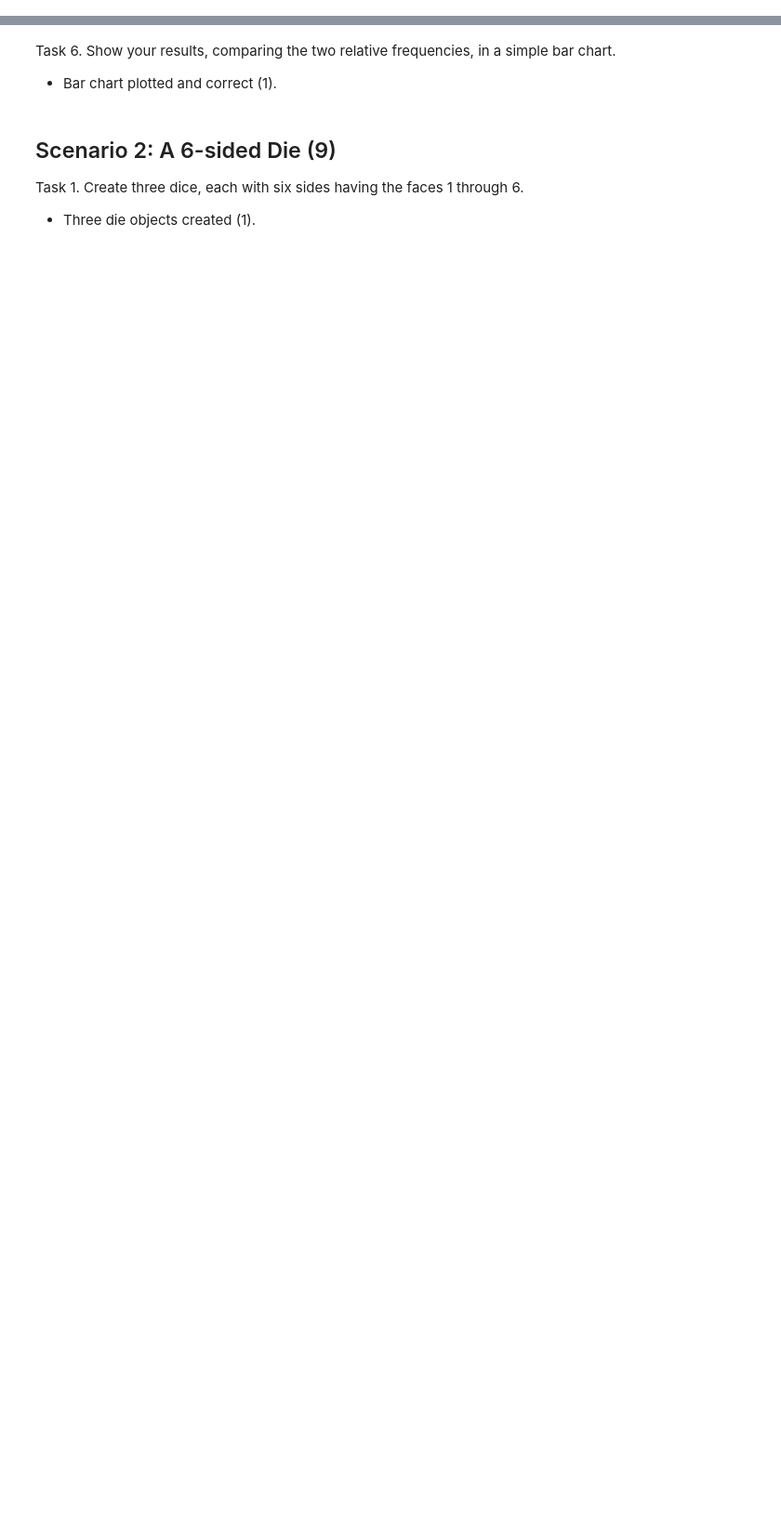
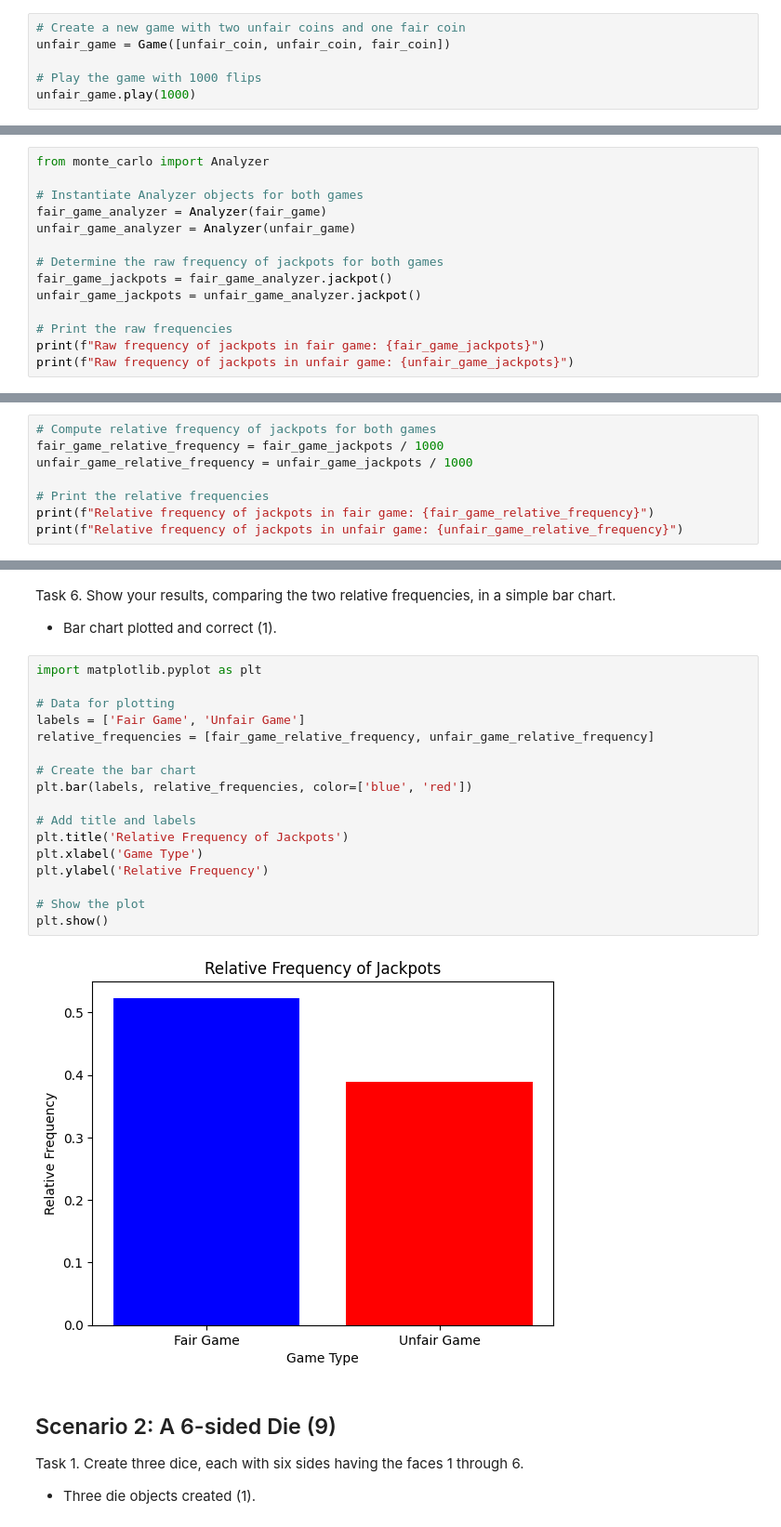
Before and after one commit to robertclayh/monte_carlo, a Jupyter notebook: monte_carlo/DS51200_FinalProjectTemplate.ipynb, the cells around one changed output, grey strips where cells are left out. Shown at 93% size. Drawn from its saved outputs; the diff is of its cells as text; blank space fills up the shorter version.

```diff
--- a/monte_carlo/DS51200_FinalProjectTemplate.ipynb
+++ b/monte_carlo/DS51200_FinalProjectTemplate.ipynb
@@ -426,8 +465,28 @@ Task 3. Play another game (using a new Game object) of $1000$ flips, this time u
 
 - New game object created (1).
 - Play method called correclty and without error (1).
+# %%
+# Create a new game with two unfair coins and one fair coin
+unfair_game = Game([unfair_coin, unfair_coin, fair_coin])
+
+# Play the game with 1000 flips
+unfair_game.play(1000)
 # %% [markdown]
 Task 4. For each game, use an Analyzer object to determine the raw frequency of jackpots — i.e. getting either all $H$s or all $T$s.
 
 - Analyzer objecs instantiated for both games (1).
 - Raw frequencies reported for both (1).
+# %%
+from monte_carlo import Analyzer
+
+# Instantiate Analyzer objects for both games
+fair_game_analyzer = Analyzer(fair_game)
+unfair_game_analyzer = Analyzer(unfair_game)
+
+# Determine the raw frequency of jackpots for both games
+fair_game_jackpots = fair_game_analyzer.jackpot()
+unfair_game_jackpots = unfair_game_analyzer.jackpot()
+
+# Print the raw frequencies
+print(f"Raw frequency of jackpots in fair game: {fair_game_jackpots}")
+print(f"Raw frequency of jackpots in unfair game: {unfair_game_jackpots}")
@@ -435,3 +497,11 @@ Task 4. For each game, use an Analyzer object to determine the raw frequency of
 Task 5. For each analyzer, compute relative frequency as the number of jackpots over the total number of rolls.
 
 - Both relative frequencies computed (1).
+# %%
+# Compute relative frequency of jackpots for both games
+fair_game_relative_frequency = fair_game_jackpots / 1000
+unfair_game_relative_frequency = unfair_game_jackpots / 1000
+
+# Print the relative frequencies
+print(f"Relative frequency of jackpots in fair game: {fair_game_relative_frequency}")
+print(f"Relative frequency of jackpots in unfair game: {unfair_game_relative_frequency}")
@@ -439,6 +512,25 @@ Task 5. For each analyzer, compute relative frequency as the number of jackpots
 Task 6. Show your results, comparing the two relative frequencies, in a simple bar chart.
 
 - Bar chart plotted and correct (1).
+# %%
+import matplotlib.pyplot as plt
+
+# Data for plotting
+labels = ['Fair Game', 'Unfair Game']
+relative_frequencies = [fair_game_relative_frequency, unfair_game_relative_frequency]
+
+# Create the bar chart
+plt.bar(labels, relative_frequencies, color=['blue', 'red'])
+
+# Add title and labels
+plt.title('Relative Frequency of Jackpots')
+plt.xlabel('Game Type')
+plt.ylabel('Relative Frequency')
+
+# Show the plot
+plt.show()
+# %% [output]
+[figure, added]
 # %% [markdown]
 ## Scenario 2: A 6-sided Die (9)
 
```
Also changed, not shown: parts of 17 cells of this notebook, 5 other files.
